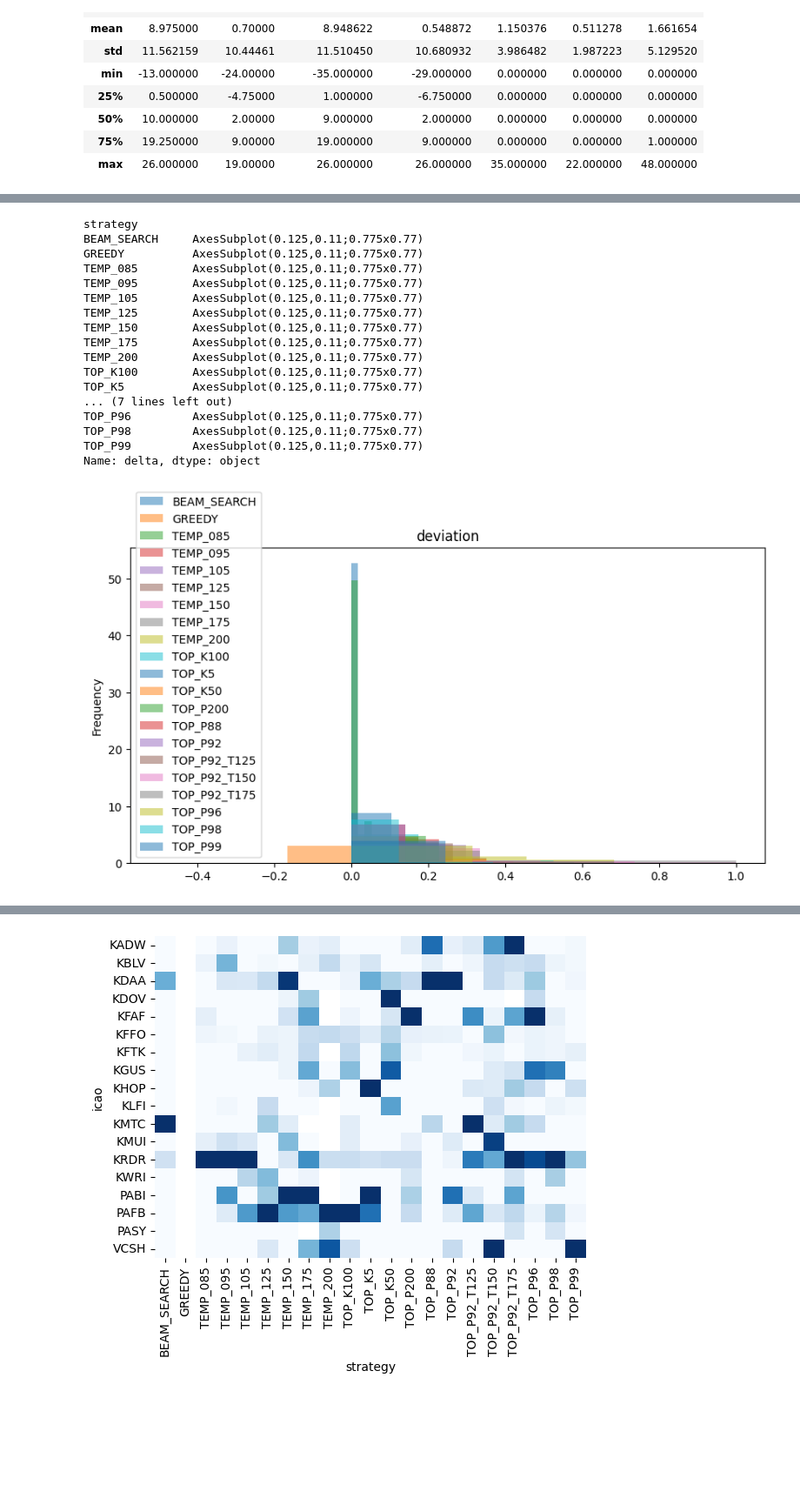
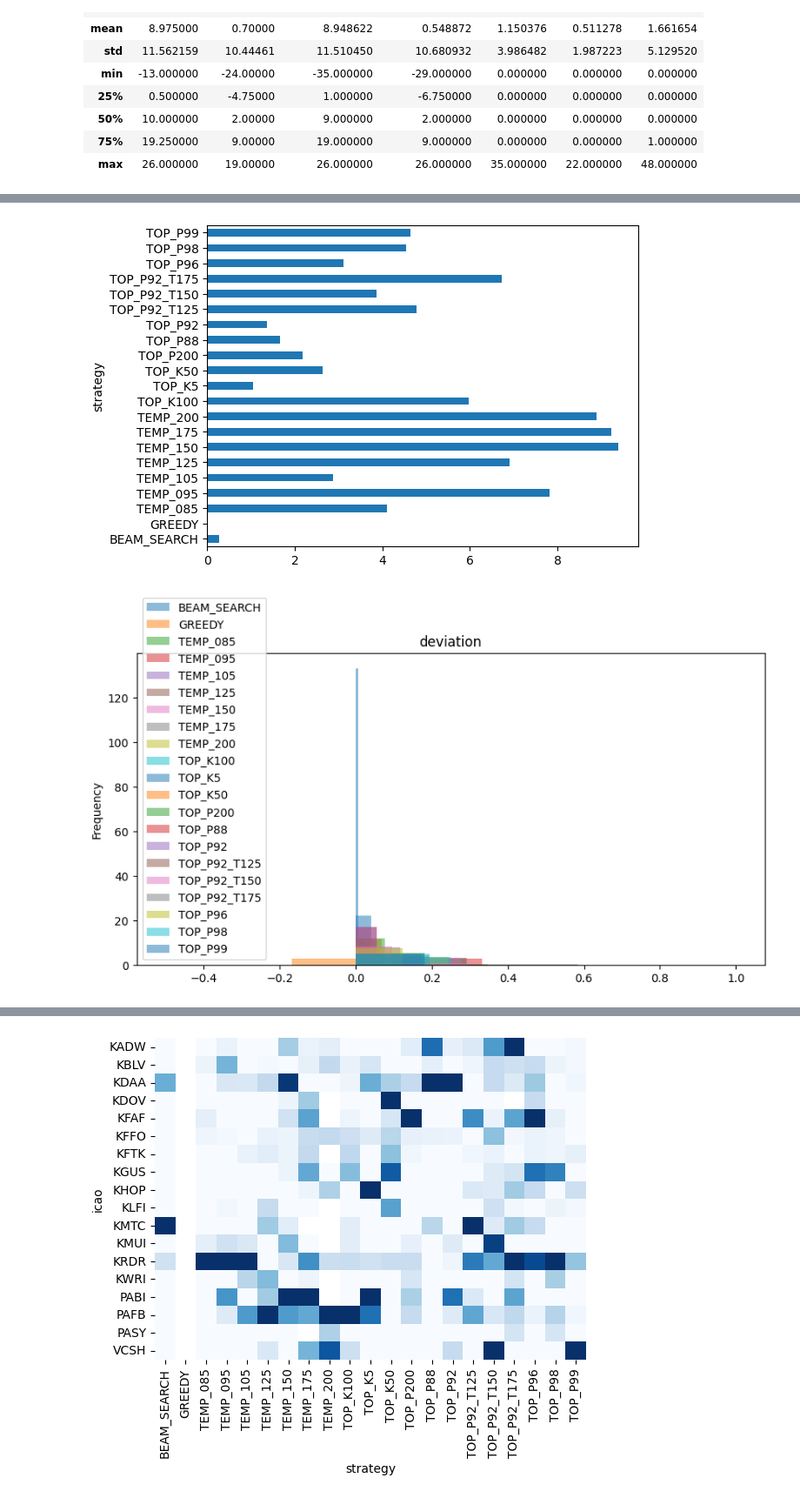
Before and after one commit to leaver2000/fite-gpt2, a Jupyter notebook: results.ipynb, the cells around one changed output, grey strips where cells are left out. Shown at 87% size. Saved outputs shown, nothing was run; the diff lists cells and outputs as text; code cells hidden in the pictures; blank space fills up the shorter version.

Commit message:
added several plots

```diff
--- a/results.ipynb
+++ b/results.ipynb
@@ -99,33 +101,20 @@ df.delta.groupby("strategy").std().plot.barh()
+# %%
+# horizontal bar chart of the standard deviation of the absolute difference; lower is better
+ax = df.delta.groupby("strategy").std().plot.barh()
+# %% [output]
+[figure, added]
 # %%
 # normalize the DataFrame delta by the maximum temperature deviation
 # and drop the rows with no deviation as they are the overwhelming majority of the samples
-normalized: pd.Series = df.delta.where(df.delta < 20).dropna()
-normalized = normalized / normalized.max()
+normalized = df.delta.div(df.delta.abs().max())
 # plot a distribution of the of the deviation labeled by the strategy
-normalized.groupby("strategy").plot.hist(
+hist = normalized.groupby("strategy").plot.hist(
     title="deviation",
     bins=3,
     alpha=0.5,
     legend={"loc": "best"},
     figsize=(10, 5),
     density=True,
 )
 # %% [output]
-strategy
-BEAM_SEARCH     AxesSubplot(0.125,0.11;0.775x0.77)
-GREEDY          AxesSubplot(0.125,0.11;0.775x0.77)
-TEMP_085        AxesSubplot(0.125,0.11;0.775x0.77)
-TEMP_095        AxesSubplot(0.125,0.11;0.775x0.77)
-TEMP_105        AxesSubplot(0.125,0.11;0.775x0.77)
-TEMP_125        AxesSubplot(0.125,0.11;0.775x0.77)
-TEMP_150        AxesSubplot(0.125,0.11;0.775x0.77)
-TEMP_175        AxesSubplot(0.125,0.11;0.775x0.77)
-TEMP_200        AxesSubplot(0.125,0.11;0.775x0.77)
-TOP_K100        AxesSubplot(0.125,0.11;0.775x0.77)
-TOP_K5          AxesSubplot(0.125,0.11;0.775x0.77)
-... (7 lines left out)
-TOP_P96         AxesSubplot(0.125,0.11;0.775x0.77)
-TOP_P98         AxesSubplot(0.125,0.11;0.775x0.77)
-TOP_P99         AxesSubplot(0.125,0.11;0.775x0.77)
-Name: delta, dtype: object
-[figure, old version]
+[figure, new version]
```
Also changed, not shown: parts of 9 cells of this notebook.
